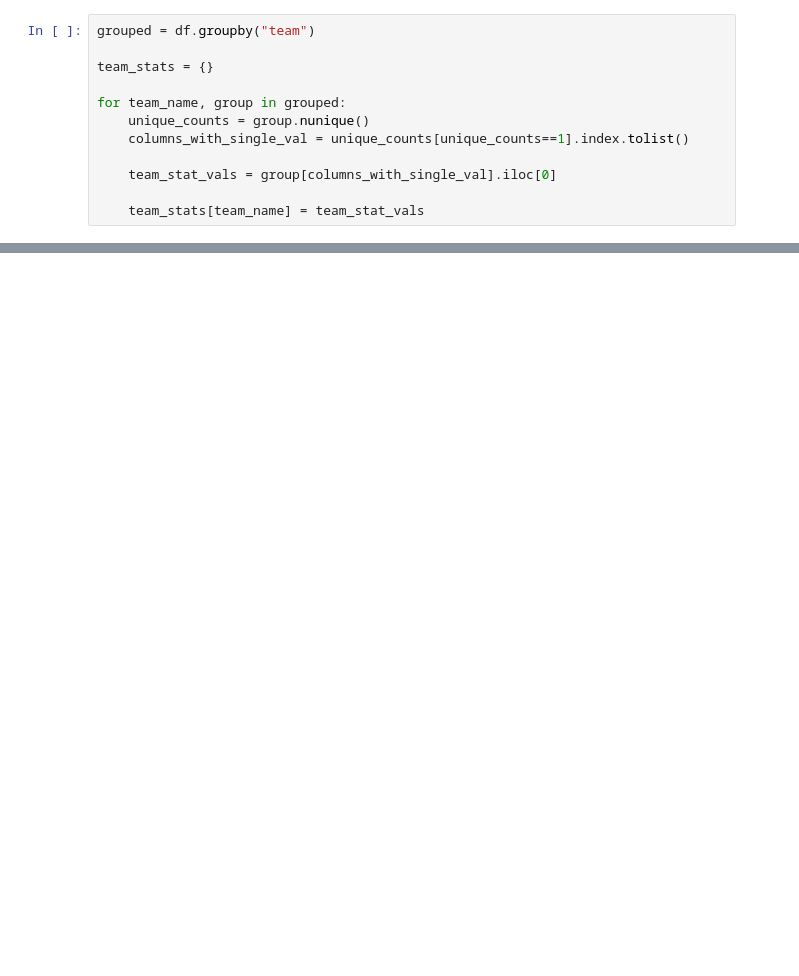
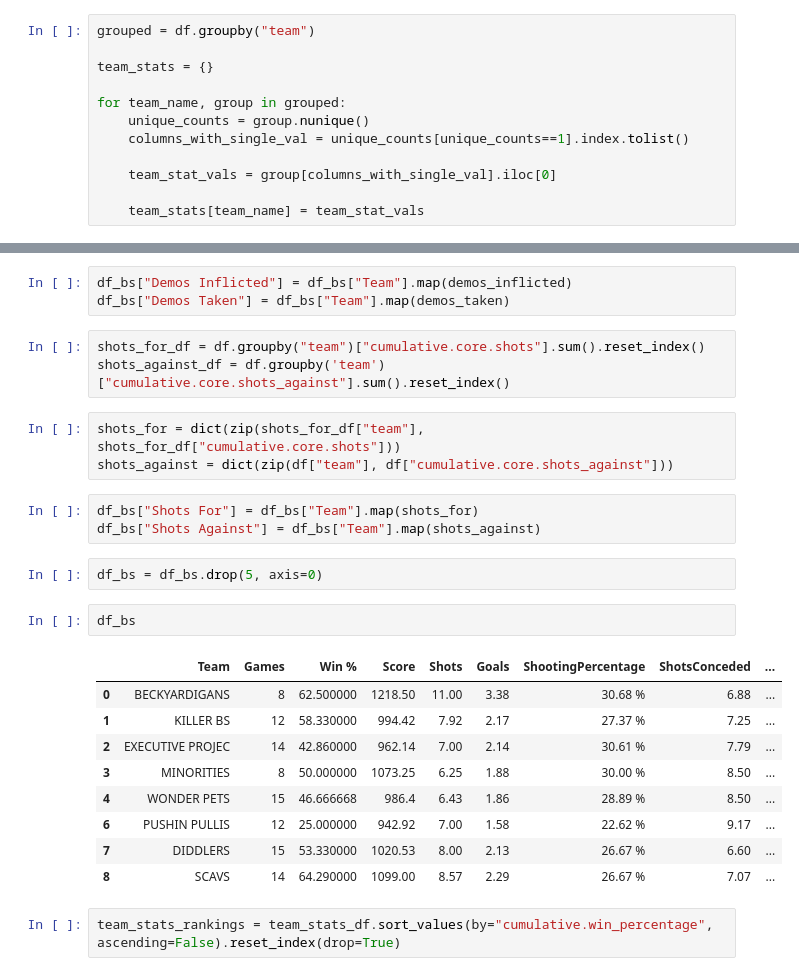
Before and after one commit to RJUNCC/blcs, a Jupyter notebook: notebooks/01_data_collection.ipynb, the cells around one changed output, grey strips where cells are left out. Drawn from its saved outputs; the diff is of its cells as text; blank space fills up the shorter version.

```diff
--- a/notebooks/01_data_collection.ipynb
+++ b/notebooks/01_data_collection.ipynb
@@ -159,0 +232,28 @@ players = pd.json_normalize(json['players'])
+# %%
+df_bs["Demos Inflicted"] = df_bs["Team"].map(demos_inflicted)
+df_bs["Demos Taken"] = df_bs["Team"].map(demos_taken)
+# %%
+shots_for_df = df.groupby("team")["cumulative.core.shots"].sum().reset_index()
+shots_against_df = df.groupby('team')["cumulative.core.shots_against"].sum().reset_index()
+# %%
+shots_for = dict(zip(shots_for_df["team"], shots_for_df["cumulative.core.shots"]))
+shots_against = dict(zip(df["team"], df["cumulative.core.shots_against"]))
+# %%
+df_bs["Shots For"] = df_bs["Team"].map(shots_for)
+df_bs["Shots Against"] = df_bs["Team"].map(shots_against)
+# %%
+df_bs = df_bs.drop(5, axis=0)
+# %%
+df_bs
+# %% [output]
+|  | Team | Games | Win % | Score | Shots | Goals | ShootingPercentage | ShotsConceded | ... |
+| 0 | BECKYARDIGANS | 8 | 62.500000 | 1218.50 | 11.00 | 3.38 | 30.68 % | 6.88 | ... |
+| 1 | KILLER BS | 12 | 58.330000 | 994.42 | 7.92 | 2.17 | 27.37 % | 7.25 | ... |
+| 2 | EXECUTIVE PROJEC | 14 | 42.860000 | 962.14 | 7.00 | 2.14 | 30.61 % | 7.79 | ... |
+| 3 | MINORITIES | 8 | 50.000000 | 1073.25 | 6.25 | 1.88 | 30.00 % | 8.50 | ... |
+| 4 | WONDER PETS | 15 | 46.666668 | 986.4 | 6.43 | 1.86 | 28.89 % | 8.50 | ... |
+| 6 | PUSHIN PULLIS | 12 | 25.000000 | 942.92 | 7.00 | 1.58 | 22.62 % | 9.17 | ... |
+| 7 | DIDDLERS | 15 | 53.330000 | 1020.53 | 8.00 | 2.13 | 26.67 % | 6.60 | ... |
+| 8 | SCAVS | 14 | 64.290000 | 1099.00 | 8.57 | 2.29 | 26.67 % | 7.07 | ... |
+# %%
+team_stats_rankings = team_stats_df.sort_values(by="cumulative.win_percentage", ascending=False).reset_index(drop=True)
```
Also changed, not shown: parts of 15 cells of this notebook, 8 other files.
